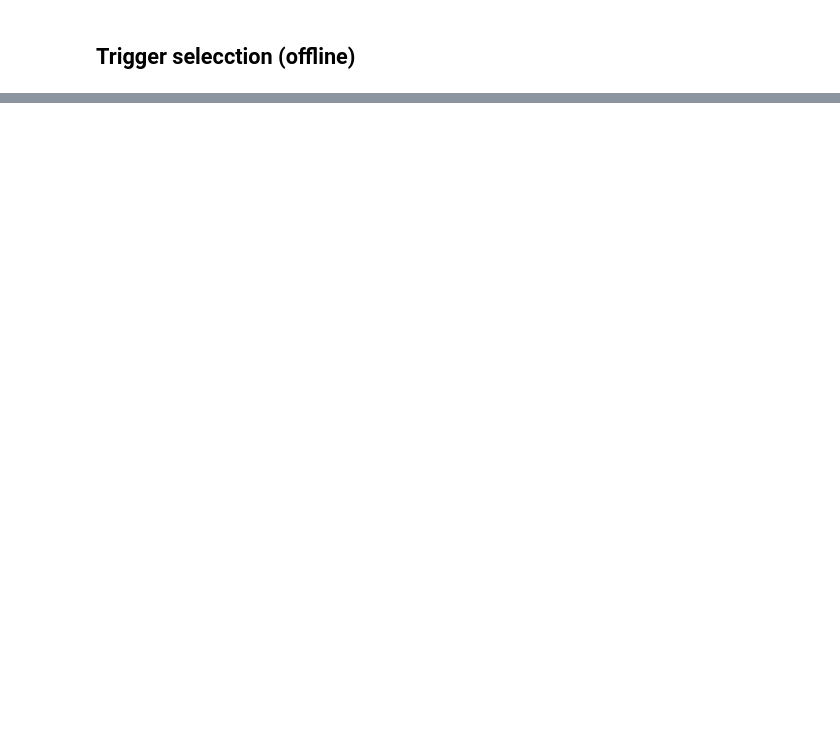
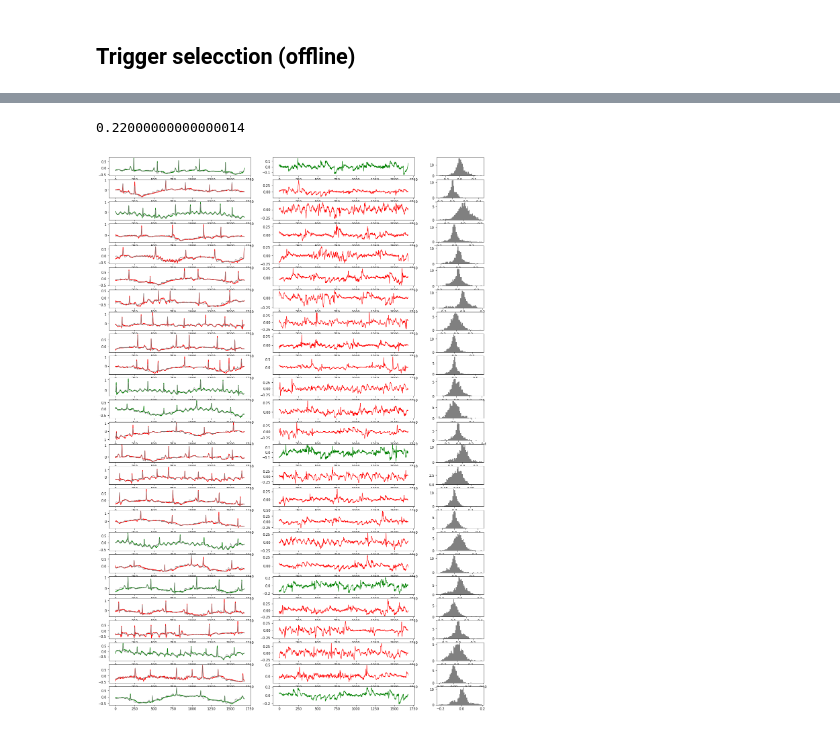
Before and after one commit to fxofxo/AnomalyDetecction, a Jupyter notebook: notebooks/ecg-graphs-codedFrames.ipynb, the cells around one changed output, grey strips where cells are left out. Cells and saved outputs as stored; diff of their text form; code cells hidden in the pictures; blank space fills up the shorter version.

```diff
--- a/notebooks/ecg-graphs-codedFrames.ipynb
+++ b/notebooks/ecg-graphs-codedFrames.ipynb
@@ -115,32 +213,38 @@ print("Min error", MinError/ n ,"@", t)
+# %%
+t
+# %% [output]
+0.22000000000000014
 # %%
-trigger = 0.33
-maxItemsDisplay = 20
-l = len(labeledSamples[1][2])
+trigger = t
+maxItemsDisplay = 25
+l = len(Tstcodlabels[1][3])
 x = range(00,l)
+middle = 1024 * scale
+samples = Tstcodlabels   ##.filter(lambda x: x[1]=='N').takeSample(False, maxItemsDisplay)
 
+nsamples = min(len(samples), maxItemsDisplay)
 
-samples = codedlabeledRdd.takeSample(False, maxItemsDisplay, 0)
-maxItemsDisplay
-nsamples = min(codedframesRdd.count(), maxItemsDisplay)
-
-fig, ax = plt.subplots(nsamples,3,figsize=(20,20), gridspec_kw = {'width_ratios':[3,3, 1]})
-for idx, item in  enumerate( samples):
-    if item[1] != "N":
+fig, ax = plt.subplots(nsamples,3,figsize=(20,30), gridspec_kw = {'width_ratios':[3,3, 1]})
+for idx, item in  enumerate( samples[:nsamples]):
+    if item[2] != "N":
         labelColor = "Red"
     else:
         labelColor = "green"
+    e = np.max(np.abs(item[5] ))
 
-    if np.max(item[4]) > trigger:
+    if e >= trigger:
         lossColor = "Red"
     else:
         lossColor = "green"
 
-    ax[idx][0].plot(x, item[2], labelColor)
-    ax[idx][0].plot(x, item[3], 'gray', linewidth=1)
-    ax[idx][1].plot(x, item[4], lossColor, linewidth=1)
+    ax[idx][0].plot(x, np.array(item[3])-middle, labelColor)
+    ax[idx][0].plot(x, np.array(item[4])-middle, 'gray', linewidth=1)
+    ax[idx][1].plot(x, item[5], lossColor, linewidth=1)
    # the histogram of the data
-    j, bins, patches = ax[idx][2].hist( item[4], 50, normed=1, facecolor='gray')
+    j, bins, patches = ax[idx][2].hist( item[5], 50, normed=1, facecolor='gray')
 
 
 display(fig)
 plt.close()
+# %% [output]
+[figure, added]
```
Also changed, not shown: parts of 37 cells of this notebook, 17 other files.
